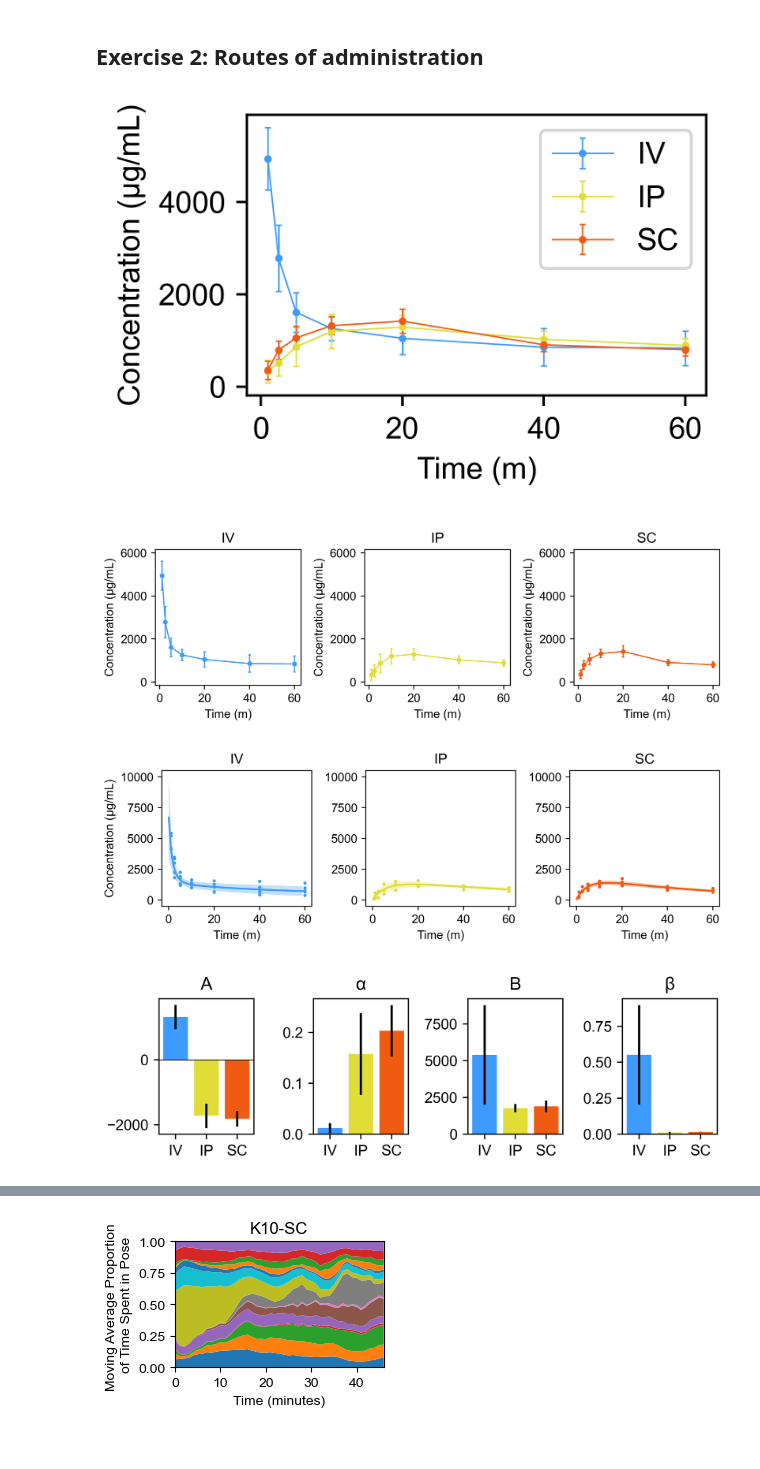
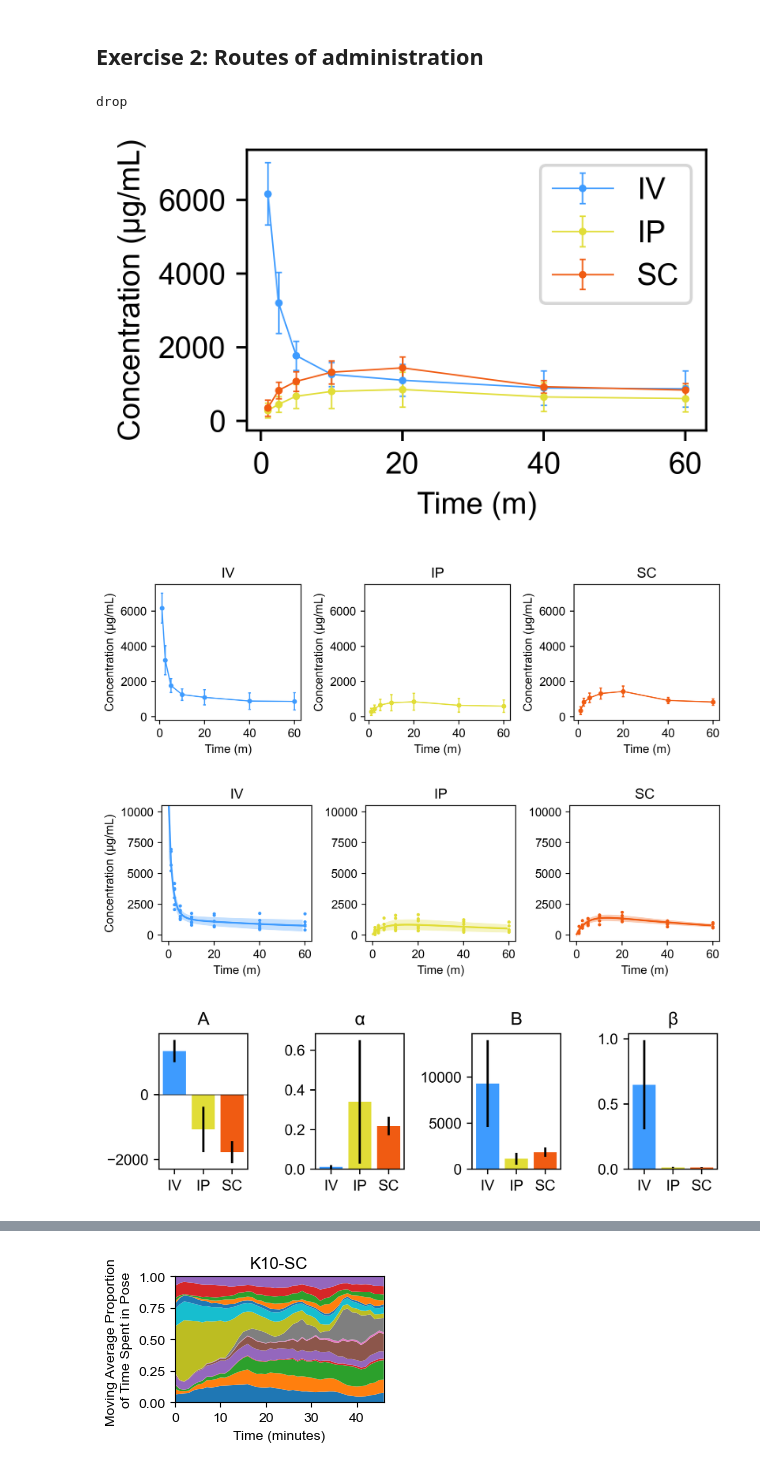
Before and after one commit to s-ewbank/MARIPoSA, a Jupyter notebook: demo/demo4_pk.ipynb, the cells around one changed output, grey strips where cells are left out. Cells and saved outputs as stored; diff of their text form; code cells hidden in the pictures.

```diff
--- a/demo/demo4_pk.ipynb
+++ b/demo/demo4_pk.ipynb
@@ -27,8 +27,8 @@ importlib.reload(metadata)
 <module 'utils.metadata' from '/Users/snewbank/PycharmProjects/MARIPoSA/utils/metadata.py'>
 # %%
 config_path="/Users/snewbank/Behavior/MARIPOSA_test/240904_VAME-full/config_PS.yaml"
-save_path="/Users/snewbank/Behavior/MARIPOSA_test/240904_VAME-full/demo_pk/"
-save=True
+save_path="/Users/snewbank/Behavior/MARIPOSA_test/240904_VAME-full/demo_pkkhjh/"
+save=False
 
 #Load config
 config = metadata.load_project(config_path)
@@ -91,26 +91,27 @@ Applied picks: ['module2_t0-60', 'module2_t60-120', 'module2_t120-180', 'module2
 def load_pk(pk_path,drops=True):
     df = pd.read_csv(pk_path,index_col="Time")
     df = df.apply(pd.to_numeric, errors='coerce')
-    df
     if drops==True:
+        # df.at[1.0,"R13"]=np.nan
+        # df.at[1.0,"R3"]=np.nan
+        # df.at[2.5,"R3"]=np.nan
+        # df.at[5.0,"R3"]=np.nan
+        # df.at[10.0,"R3"]=np.nan
+        # df.at[20.0,"R3"]=np.nan
+        # df.at[40.0,"R3"]=np.nan
+        # df.at[60.0,"R3"]=np.nan
         df.at[1.0,"R13"]=np.nan
-        df.at[1.0,"R3"]=np.nan
-        df.at[2.5,"R3"]=np.nan
-        df.at[5.0,"R3"]=np.nan
-        df.at[10.0,"R3"]=np.nan
-        df.at[20.0,"R3"]=np.nan
-        df.at[40.0,"R3"]=np.nan
-        df.at[60.0,"R3"]=np.nan
-        df.at[62.0,"R3"]=np.nan
+        print("drop")
     df.drop(index=62.0,inplace=True)
     return df
 
 #Load the data
-pk_path="/Users/snewbank/Documents/PhD/Data/24-07-24_bloodPKexpt/24-07-24_ketblood_ROAs.csv"
+pk_path="/Users/snewbank/Documents/PhD/Data/25-02-06-bloodPKexpt-full/25-02-06_ketblood_ROAs.csv"
 
-IV=["R1","R4","R7","R10","R13","R14"]
-SC=["R2","R5","R8","R11"]
-IP=["R3","R6","R9","R12"]
+
+IV=["R1","R4","R7","R10","R13","R14","R17"]
+SC=["R2","R5","R8","R11","R20"]
+IP=["R3","R6","R9","R12","R15","R16","R18","R19"]
 
 cmap=plt.get_cmap("turbo")
 
@@ -141,36 +142,37 @@ for k, key in enumerate(groups.keys()):
     plt.legend()
 
 plt.tight_layout()
 
 if save==True:
     plt.savefig(save_path+"pk_no_fit.png",dpi=500)
 
 
 # Making the 3-panel plot
 fig, ax = plt.subplots(1,3,figsize=(7.5,2.5),dpi=400)
 
 cmap=plt.get_cmap("turbo")
 colors=[cmap([0.2]),cmap([0.6]),cmap([0.8])]
 
 for k, key in enumerate(groups.keys()):
     if k>-1:
         sub_df=df[groups[key]]
         m=sub_df.mean(axis=1)
         std=sub_df.std(axis=1)
     ax[k].plot()
     ax[k].errorbar(df.index, m, yerr=std, color=colors[k],linewidth=1,capsize=1,markeredgewidth=1,markersize=3,marker="o")
     ax[k].set_xlabel('Time (m)')
     ax[k].set_ylabel('Concentration (μg/mL)')
     ax[k].set_title(key)
-    ax[k].set_ylim([-150,6150])
+    ax[k].set_ylim([-200,7500])
 
 plt.tight_layout()
 
 if save==True:
     plt.savefig(save_path+"pk_no_fit_panel.png",dpi=500)
 # %% [output]
+drop
-[figure, old version]
+[figure, new version]
-[figure, old version]
+[figure, new version]
 # %%
 def biexponential(t, a, alpha, b, beta):
     return a * np.exp(-alpha * t) + b * np.exp(-beta * t)
@@ -285,8 +287,8 @@ plt.tight_layout()
 if save==True:
     plt.savefig(save_path+"roa_pk_blood_fit_params.png",dpi=500)
 # %% [output]
-[figure, old version]
+[figure, new version]
-[figure, old version]
+[figure, new version]
 # %%
 selected_subgroups=["saliv"]
 binsize=1200
```
Also changed, not shown: parts of 6 cells of this notebook, 7 other files.
